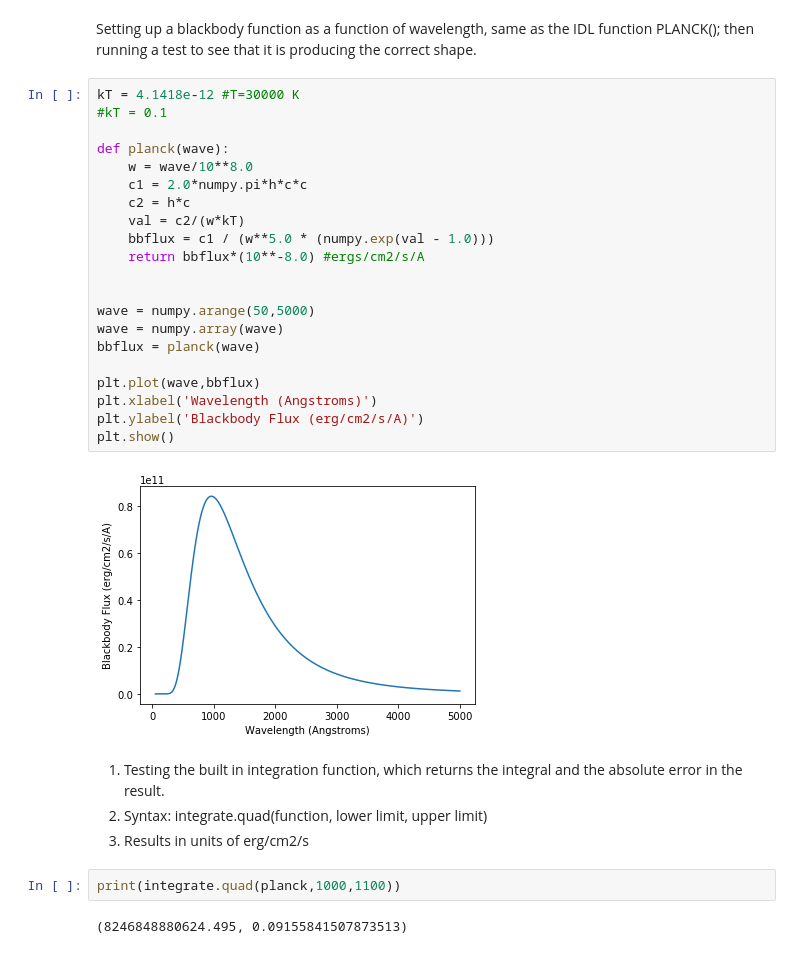
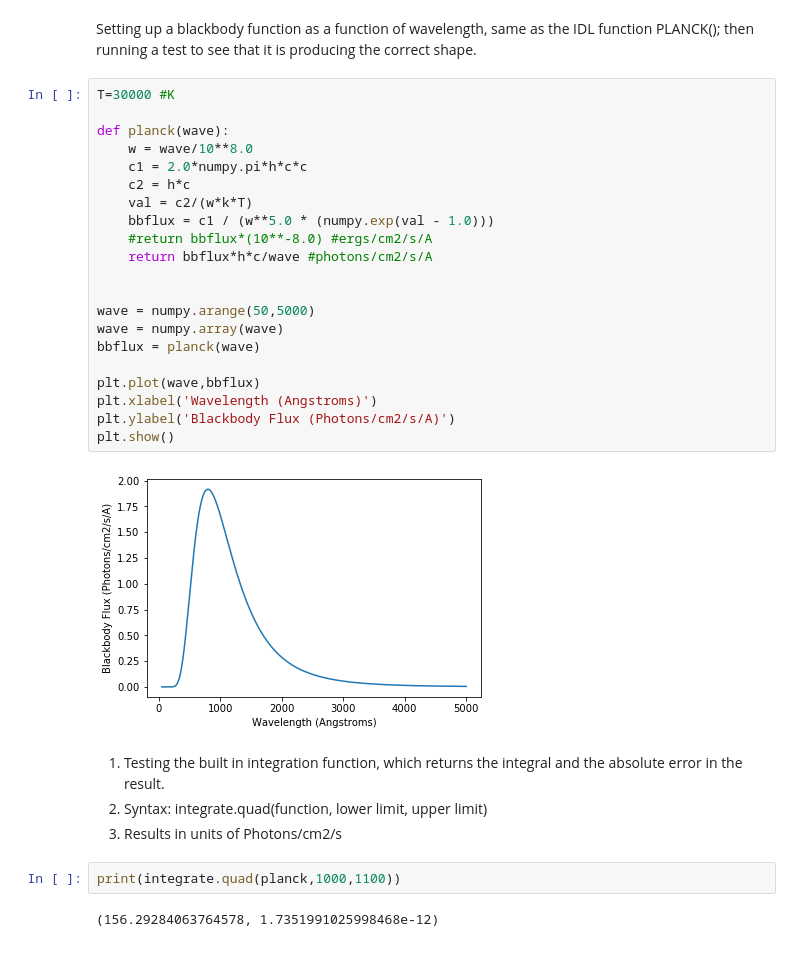
Before and after one commit to karur/blackbody-integration, a Jupyter notebook: blackbody_integral.ipynb, the cells around one changed output. Drawn from its saved outputs; the diff is of its cells as text.

```diff
--- a/blackbody_integral.ipynb
+++ b/blackbody_integral.ipynb
@@ -13,34 +13,34 @@ h=6.626e-27 #Planck constant cgs (erg.s)
 # %% [markdown]
 Setting up a blackbody function as a function of wavelength, same as the IDL function PLANCK(); then running a test to see that it is producing the correct shape.
 # %%
-kT = 4.1418e-12 #T=30000 K
-#kT = 0.1
+T=30000 #K
 
 def planck(wave):
     w = wave/10**8.0
     c1 = 2.0*numpy.pi*h*c*c
     c2 = h*c
-    val = c2/(w*kT)
+    val = c2/(w*k*T)
     bbflux = c1 / (w**5.0 * (numpy.exp(val - 1.0)))
-    return bbflux*(10**-8.0) #ergs/cm2/s/A
+    #return bbflux*(10**-8.0) #ergs/cm2/s/A
+    return bbflux*h*c/wave #photons/cm2/s/A
 
 
 wave = numpy.arange(50,5000)
 wave = numpy.array(wave)
 bbflux = planck(wave)
 
 plt.plot(wave,bbflux)
 plt.xlabel('Wavelength (Angstroms)')
-plt.ylabel('Blackbody Flux (erg/cm2/s/A)')
+plt.ylabel('Blackbody Flux (Photons/cm2/s/A)')
 plt.show()
 # %% [output]
-[figure, old version]
+[figure, new version]
 # %% [markdown]
 1. Testing the built in integration function, which returns the integral and the absolute error in the result.
 2. Syntax: integrate.quad(function, lower limit, upper limit)
-3. Results in units of erg/cm2/s
+3. Results in units of Photons/cm2/s
 # %%
 print(integrate.quad(planck,1000,1100))
 # %% [output]
-(8246848880624.495, 0.09155841507873513)
+(156.29284063764578, 1.7351991025998468e-12)
 # %%
```
Also changed, not shown: parts of 4 cells of this notebook.
